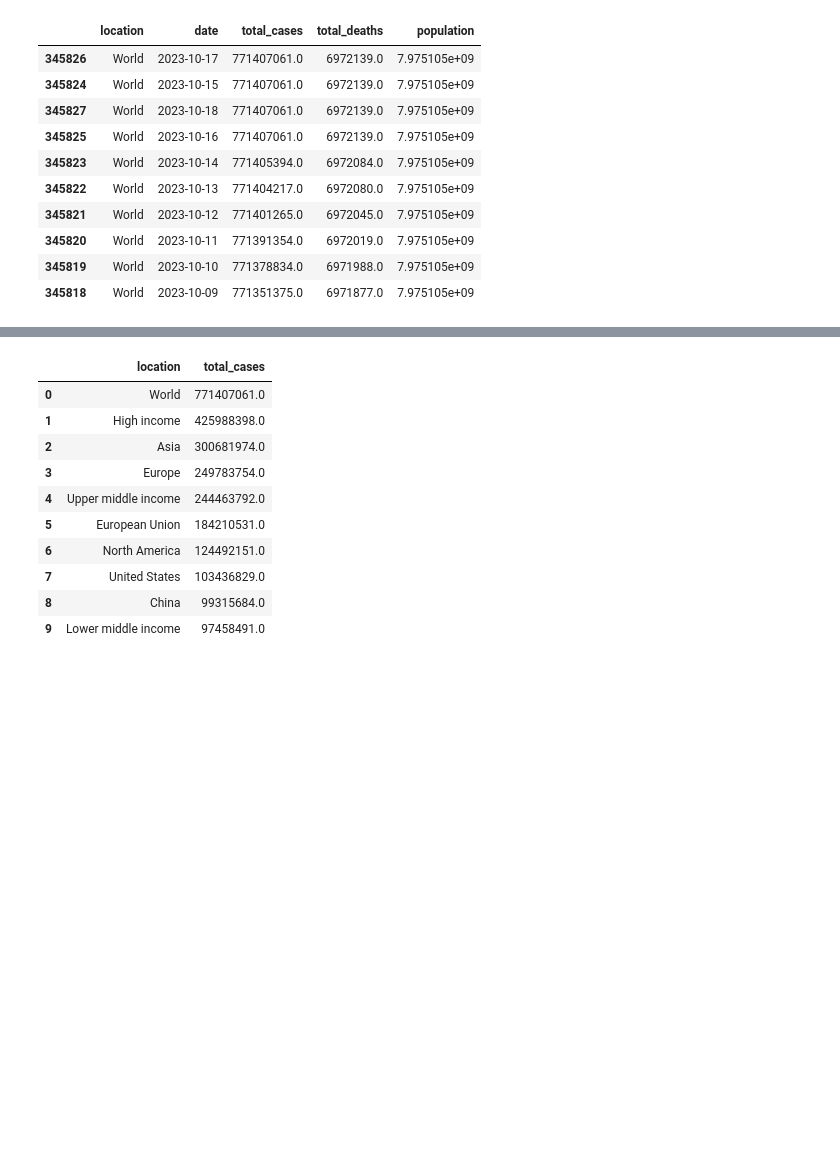
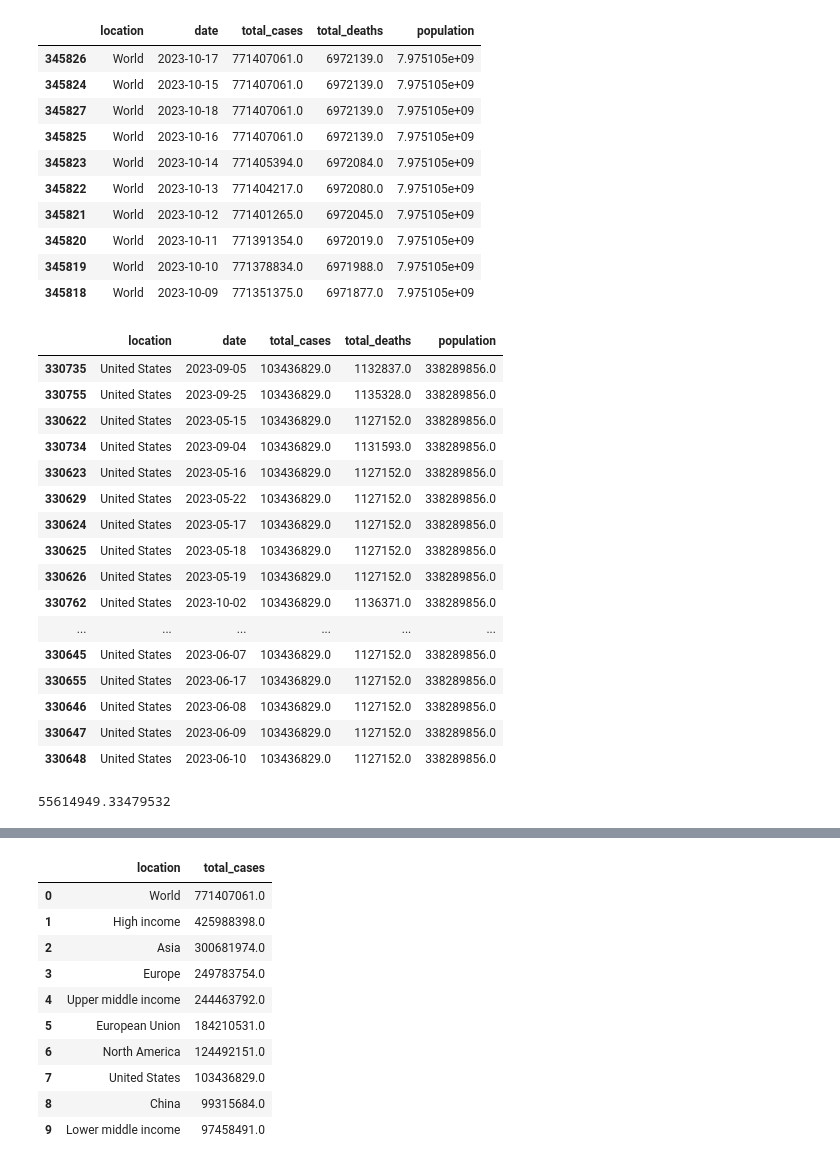
Before and after one commit to datla-ria/Project-1, a Jupyter notebook: project-1.ipynb, the cells around one changed output, grey strips where cells are left out. Cells and saved outputs as stored; diff of their text form; code cells hidden in the pictures; blank space fills up the shorter version.

```diff
--- a/project-1.ipynb
+++ b/project-1.ipynb
@@ -98,3 +98,30 @@ covid_data_df.head(10)
 | 345820 | World | 2023-10-11 | 771391354.0 | 6972019.0 | 7.975105e+09 |
 | 345819 | World | 2023-10-10 | 771378834.0 | 6971988.0 | 7.975105e+09 |
 | 345818 | World | 2023-10-09 | 771351375.0 | 6971877.0 | 7.975105e+09 |
+# %%
+us_data = covid_data_df[covid_data_df["location"] == "United States"]
+us_data.head(50)
+# %% [output]
+|  | location | date | total_cases | total_deaths | population |
+| 330735 | United States | 2023-09-05 | 103436829.0 | 1132837.0 | 338289856.0 |
+| 330755 | United States | 2023-09-25 | 103436829.0 | 1135328.0 | 338289856.0 |
+| 330622 | United States | 2023-05-15 | 103436829.0 | 1127152.0 | 338289856.0 |
+| 330734 | United States | 2023-09-04 | 103436829.0 | 1131593.0 | 338289856.0 |
+| 330623 | United States | 2023-05-16 | 103436829.0 | 1127152.0 | 338289856.0 |
+| 330629 | United States | 2023-05-22 | 103436829.0 | 1127152.0 | 338289856.0 |
+| 330624 | United States | 2023-05-17 | 103436829.0 | 1127152.0 | 338289856.0 |
+| 330625 | United States | 2023-05-18 | 103436829.0 | 1127152.0 | 338289856.0 |
+| 330626 | United States | 2023-05-19 | 103436829.0 | 1127152.0 | 338289856.0 |
+| 330762 | United States | 2023-10-02 | 103436829.0 | 1136371.0 | 338289856.0 |
+| ... | ... | ... | ... | ... | ... |
+| 330645 | United States | 2023-06-07 | 103436829.0 | 1127152.0 | 338289856.0 |
+| 330655 | United States | 2023-06-17 | 103436829.0 | 1127152.0 | 338289856.0 |
+| 330646 | United States | 2023-06-08 | 103436829.0 | 1127152.0 | 338289856.0 |
+| 330647 | United States | 2023-06-09 | 103436829.0 | 1127152.0 | 338289856.0 |
+| 330648 | United States | 2023-06-10 | 103436829.0 | 1127152.0 | 338289856.0 |
+# %%
+#Average number of cases in the United States
+mean_total_us_cases = us_data["total_cases"].mean()
+print(mean_total_us_cases)
+# %% [output]
+55614949.33479532
```
Also changed, not shown: parts of 9 cells of this notebook.
